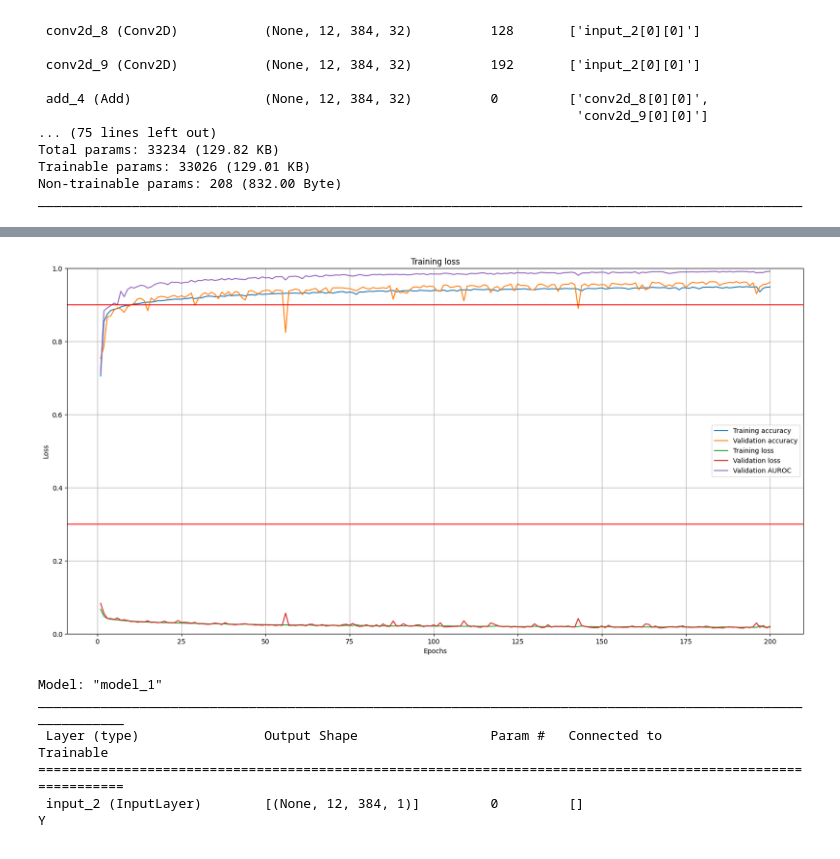
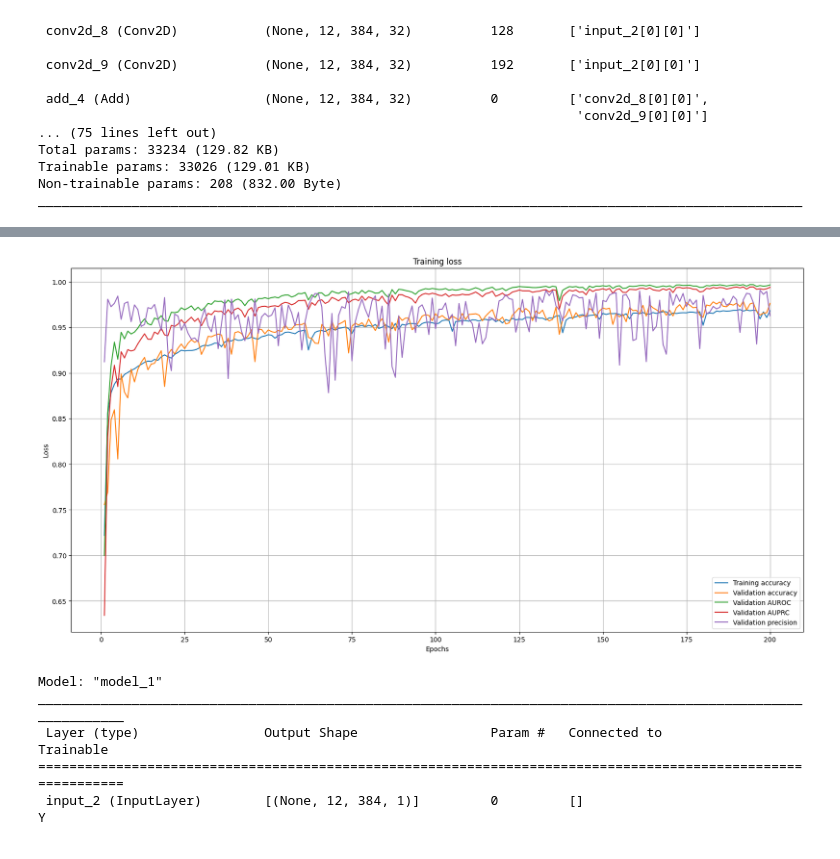
Before and after one commit to Dinuka-1999/BraiNeoCare, a Jupyter notebook: CNN_with_GAT.ipynb, the cells around one changed output, grey strips where cells are left out. Drawn from its saved outputs; the diff is of its cells as text; code cells hidden in the pictures.

```diff
--- a/CNN_with_GAT.ipynb
+++ b/CNN_with_GAT.ipynb
@@ -80,21 +83,21 @@ y= layers.Conv2D(32,(1,5),activation='relu',padding='same')(Input)
 x= layers.add([x,y])
 x= layers.MaxPooling2D((1,2))(x)
 x= layers.BatchNormalization()(x)
-x= layers.SpatialDropout2D(0.2)(x)
+x= layers.SpatialDropout2D(0.1)(x)
 
 x= layers.Conv2D(64,(1,3),activation='relu',padding='same')(x)
 y= layers.Conv2D(64,(1,5),activation='relu',padding='same')(x)
 x= layers.add([x,y])
 x= layers.MaxPooling2D((1,2))(x)
 x= layers.BatchNormalization()(x)
-x= layers.SpatialDropout2D(0.2)(x)
+x= layers.SpatialDropout2D(0.1)(x)
 
 x= layers.Conv2D(8,(1,3),activation='relu',padding='same')(x)
 y= layers.Conv2D(8,(1,5),activation='relu',padding='same')(x)
 x= layers.add([x,y])
 x= layers.MaxPooling2D((1,2))(x)
 x= layers.BatchNormalization()(x)
-x= layers.SpatialDropout2D(0.2)(x)
+x= layers.SpatialDropout2D(0.1)(x)
 
 x= layers.Conv2D(1,(1,3),activation='relu',padding='same')(x)
 y= layers.Conv2D(1,(1,5),activation='relu',padding='same')(x)
@@ -107,9 +110,9 @@ x= GATLayer(32)(x,adj)
 x= GATLayer(16)(x,adj)
 
 x = layers.GlobalAveragePooling1D()(x)
-x = layers.Dropout(0.2)(x)
+x = layers.Dropout(0.1)(x)
 x= layers.Dense(32,activation='relu')(x)
-x= layers.Dropout(0.2)(x)
+x= layers.Dropout(0.1)(x)
 x = layers.Dense(16,activation='relu')(x)
 x = layers.Dense(1,activation='sigmoid')(x)
 
@@ -177,42 +186,42 @@ Epoch 6/200
 # %%
-with open("history_GAT.jason", 'w') as f:
+with open("history_GAT_2.jason", 'w') as f:
     pd.DataFrame(history.history).to_json(f)
 # %%
 # Plot the training and validation loss and accuracy for each epoch for 4s partitions
-with open('history_GAT.jason','r') as f:
+with open('history_GAT_2.jason','r') as f:
     history_1 = pd.read_json(f)
 
 training_accuracy = history_1['accuracy']
 val_accuracy=history_1['val_accuracy']
 training_loss = history_1['loss']
 val_loss=history_1['val_loss']
 val_AUROC=history_1['val_AUROC']
 val_AUPRC=history_1['val_AUPRC']
 val_precision=history_1['val_precision']
 epochs = range(1, len(training_accuracy) + 1)
 
 # Plot training loss against epochs
 plt.figure(figsize=(20, 10))
 plt.plot(epochs, training_accuracy, label='Training accuracy')
 plt.plot(epochs, val_accuracy, label='Validation accuracy')
-plt.plot(epochs, training_loss, label='Training loss')
-plt.plot(epochs, val_loss, label='Validation loss')
+# plt.plot(epochs, training_loss, label='Training loss')
+# plt.plot(epochs, val_loss, label='Validation loss')
 plt.plot(epochs, val_AUROC, label='Validation AUROC')
-# plt.plot(epochs, val_AUPRC, label='Validation AUPRC')
-# plt.plot(epochs, val_precision, label='Validation precision')
+plt.plot(epochs, val_AUPRC, label='Validation AUPRC')
+plt.plot(epochs, val_precision, label='Validation precision')
 
-plt.axhline(y=0.3, color='r', linestyle='-')
+# plt.axhline(y=0.3, color='r', linestyle='-')
 
-plt.axhline(y=0.9, color='r', linestyle='-')
+# plt.axhline(y=0.975, color='r', linestyle='-')
 plt.grid()
 plt.title('Training loss')
 plt.xlabel('Epochs')
 plt.ylabel('Loss')
-plt.ylim([0, 1])
+# plt.ylim([0, 1])
 plt.legend()
 plt.show()
 # %% [output]
-[figure, old version]
+[figure, new version]
 # %%
 model=keras.models.load_model('./GAT_model/cp_0195.ckpt/')
 # %%
```
Also changed, not shown: parts of 5 cells of this notebook, 8 other files.
